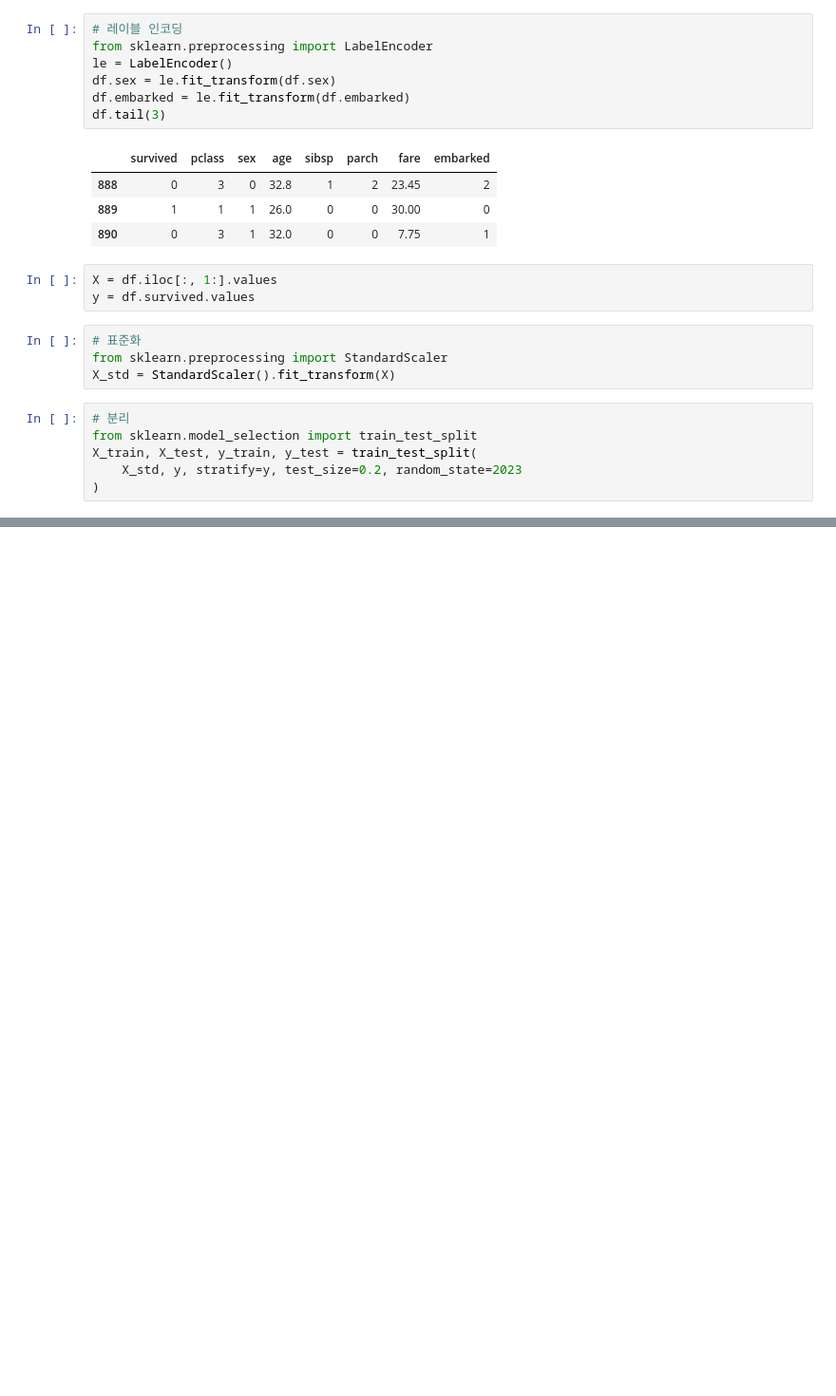
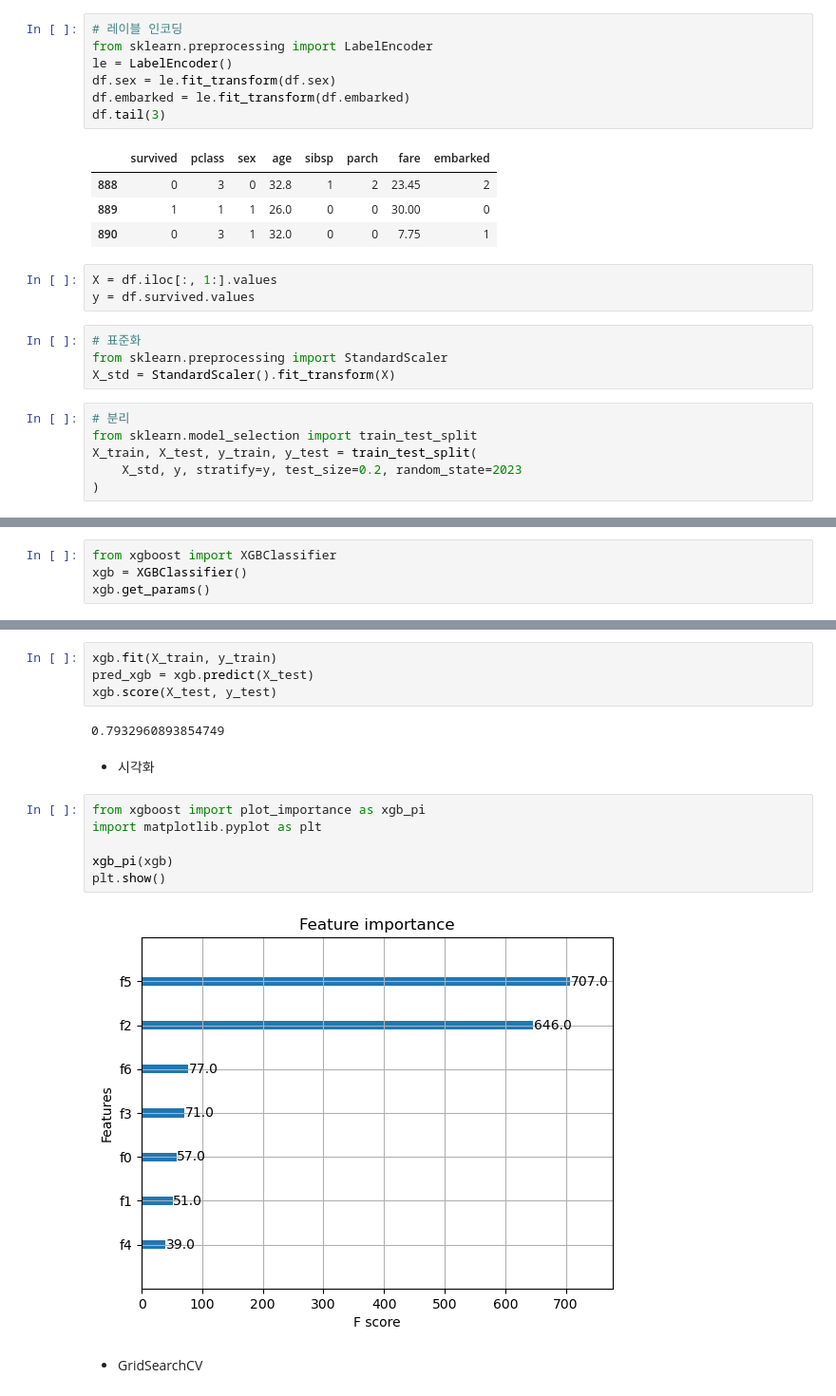
Before and after one commit to njy622/MachineLearningLecture-2023.10, a Jupyter notebook: 03.분류/06.Boosting.ipynb, the cells around one changed output, grey strips where cells are left out. Shown at 95% size. Drawn from its saved outputs; the diff is of its cells as text; blank space fills up the shorter version.

```diff
--- a/03.분류/06.Boosting.ipynb
+++ b/03.분류/06.Boosting.ipynb
@@ -59,0 +68,4 @@ X_train, X_test, y_train, y_test = train_test_split(
+# %%
+from xgboost import XGBClassifier
+xgb = XGBClassifier()
+xgb.get_params()
@@ -59,0 +90,18 @@ X_train, X_test, y_train, y_test = train_test_split(
+# %%
+xgb.fit(X_train, y_train)
+pred_xgb = xgb.predict(X_test)
+xgb.score(X_test, y_test)
+# %% [output]
+0.7932960893854749
+# %% [markdown]
+- 시각화
+# %%
+from xgboost import plot_importance as xgb_pi
+import matplotlib.pyplot as plt
+
+xgb_pi(xgb)
+plt.show()
+# %% [output]
+[figure, added]
+# %% [markdown]
+- GridSearchCV
```
Also changed, not shown: parts of 20 cells of this notebook.
